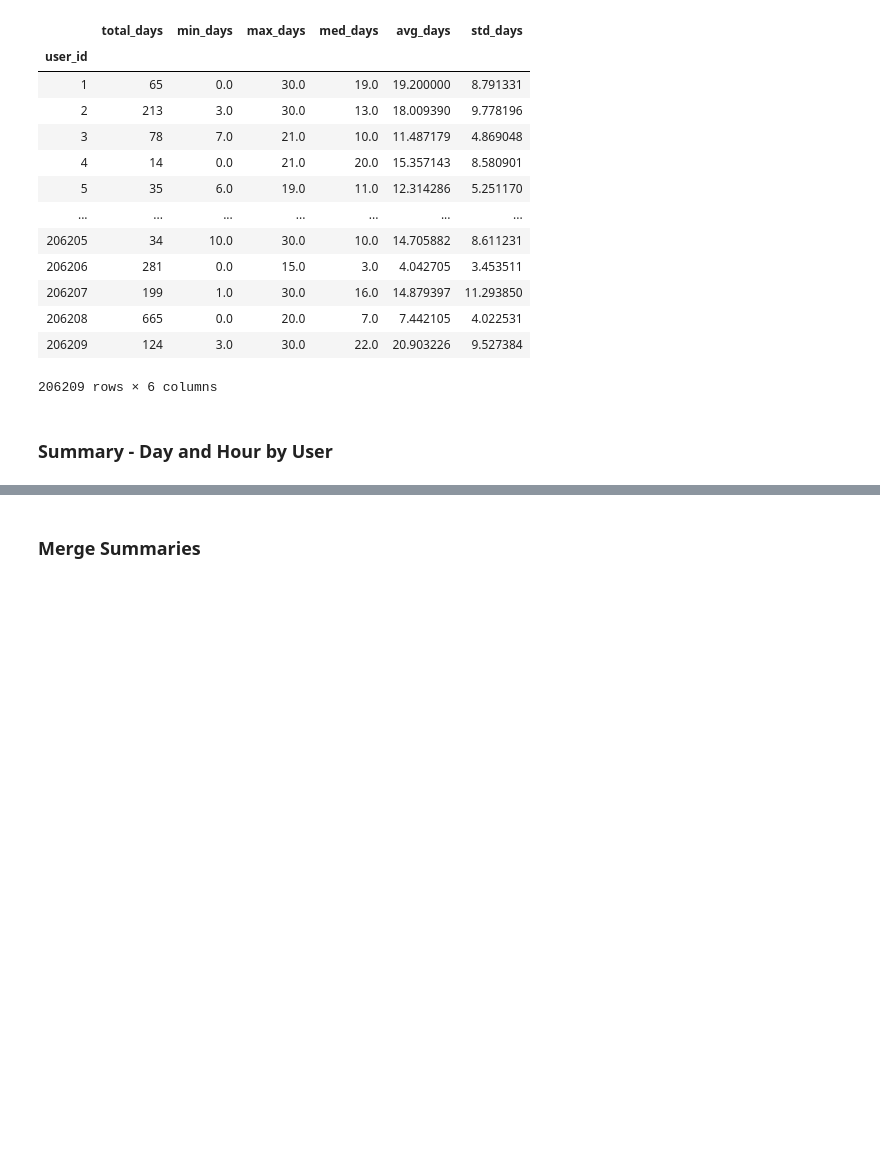
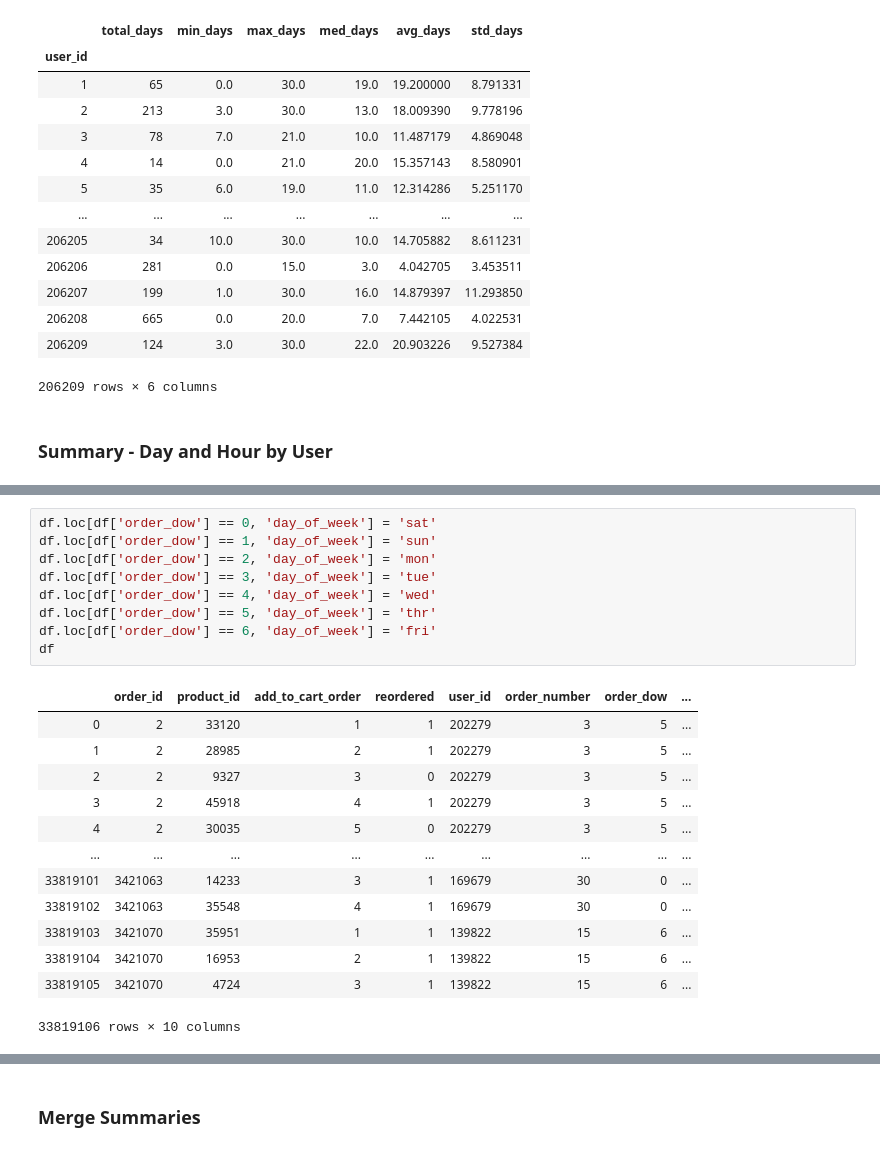
Before and after one commit to Josefa-Sullivan/Instacart, a Jupyter notebook: Jordan/EDA_Jordan.ipynb, the cells around one changed output, grey strips where cells are left out. Drawn from its saved outputs; the diff is of its cells as text; blank space fills up the shorter version.

```diff
--- a/Jordan/EDA_Jordan.ipynb
+++ b/Jordan/EDA_Jordan.ipynb
@@ -134,0 +144,23 @@ days
+# %%
+df.loc[df['order_dow'] == 0, 'day_of_week'] = 'sat'
+df.loc[df['order_dow'] == 1, 'day_of_week'] = 'sun'
+df.loc[df['order_dow'] == 2, 'day_of_week'] = 'mon'
+df.loc[df['order_dow'] == 3, 'day_of_week'] = 'tue'
+df.loc[df['order_dow'] == 4, 'day_of_week'] = 'wed'
+df.loc[df['order_dow'] == 5, 'day_of_week'] = 'thr'
+df.loc[df['order_dow'] == 6, 'day_of_week'] = 'fri'
+df
+# %% [output]
+|  | order_id | product_id | add_to_cart_order | reordered | user_id | order_number | order_dow | ... |
+| 0 | 2 | 33120 | 1 | 1 | 202279 | 3 | 5 | ... |
+| 1 | 2 | 28985 | 2 | 1 | 202279 | 3 | 5 | ... |
+| 2 | 2 | 9327 | 3 | 0 | 202279 | 3 | 5 | ... |
+| 3 | 2 | 45918 | 4 | 1 | 202279 | 3 | 5 | ... |
+| 4 | 2 | 30035 | 5 | 0 | 202279 | 3 | 5 | ... |
+| ... | ... | ... | ... | ... | ... | ... | ... | ... |
+| 33819101 | 3421063 | 14233 | 3 | 1 | 169679 | 30 | 0 | ... |
+| 33819102 | 3421063 | 35548 | 4 | 1 | 169679 | 30 | 0 | ... |
+| 33819103 | 3421070 | 35951 | 1 | 1 | 139822 | 15 | 6 | ... |
+| 33819104 | 3421070 | 16953 | 2 | 1 | 139822 | 15 | 6 | ... |
+| 33819105 | 3421070 | 4724 | 3 | 1 | 139822 | 15 | 6 | ... |
+33819106 rows × 10 columns
```
Also changed, not shown: parts of 11 cells of this notebook, 1 other file.
